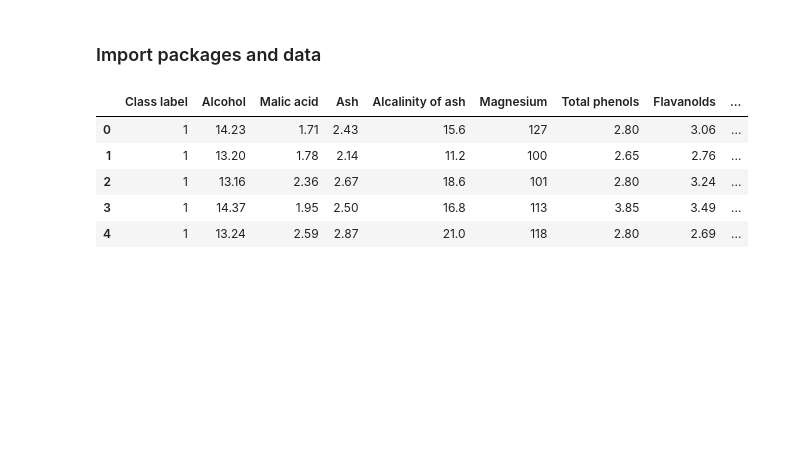
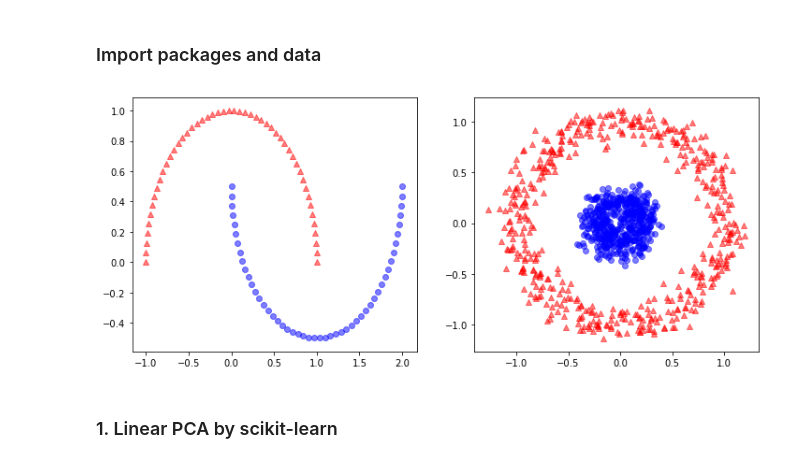
Before and after one commit to juifa-tsai/workbook_MachineLearning, a Jupyter notebook: Machine_Learning_in_Python_SR/Chapter_05/example_03_KernelPCA.ipynb, the cells around one changed output. Drawn from its saved outputs; the diff is of its cells as text; code cells hidden in the pictures; blank space fills up the shorter version.

```diff
--- a/Machine_Learning_in_Python_SR/Chapter_05/example_03_KernelPCA.ipynb
+++ b/Machine_Learning_in_Python_SR/Chapter_05/example_03_KernelPCA.ipynb
@@ -13,22 +12,16 @@ from sklearn.preprocessing import StandardScaler
-# %%
-df_wine = pd.read_csv('wine.data')
-df_wine.columns = ['Class label', 'Alcohol', 'Malic acid', 'Ash',
-                   'Alcalinity of ash', 'Magnesium', 'Total phenols', 'Flavanolds',
-                   'Nonflavanoid phenols', 'Proanthocyanins', 'Color intensity',
-                   'Hue', 'OD280/OD315 of diluted wines', 'Proline']
-
-X, y = df_wine.iloc[:, 1:].values, df_wine.iloc[:, 0].values
-X_train, X_test, y_train, y_test = train_test_split(X, y, test_size=.3, random_state=0)
-
-stdsc = StandardScaler()
-X_train_std = stdsc.fit_transform(X_train)
-X_test_std = stdsc.transform(X_test)
-
-df_wine.head()
-# %% [output]
-|  | Class label | Alcohol | Malic acid | Ash | Alcalinity of ash | Magnesium | Total phenols | Flavanolds | ... |
-| 0 | 1 | 14.23 | 1.71 | 2.43 | 15.6 | 127 | 2.80 | 3.06 | ... |
-| 1 | 1 | 13.20 | 1.78 | 2.14 | 11.2 | 100 | 2.65 | 2.76 | ... |
-| 2 | 1 | 13.16 | 2.36 | 2.67 | 18.6 | 101 | 2.80 | 3.24 | ... |
-| 3 | 1 | 14.37 | 1.95 | 2.50 | 16.8 | 113 | 3.85 | 3.49 | ... |
-| 4 | 1 | 13.24 | 2.59 | 2.87 | 21.0 | 118 | 2.80 | 2.69 | ... |
+# %%
+# Moon sample
+X_m, y_m = make_moons(n_samples=100, random_state=123)
+# Circle sample
+X_c, y_c = make_circles(n_samples=1000, random_state=123, noise=0.1, factor=0.2)
+# %%
+fig = plt.figure(figsize=(12,5))
+fig.add_subplot(1,2,1)
+plt.scatter(X_m[y_m==0, 0], X_m[y_m==0, 1], color='red',  marker='^', alpha=0.5)
+plt.scatter(X_m[y_m==1, 0], X_m[y_m==1, 1], color='blue', marker='o', alpha=0.5)
+fig.add_subplot(1,2,2)
+plt.scatter(X_c[y_c==0, 0], X_c[y_c==0, 1], color='red',  marker='^', alpha=0.5)
+plt.scatter(X_c[y_c==1, 0], X_c[y_c==1, 1], color='blue', marker='o', alpha=0.5)
+plt.show()
+# %% [output]
+[figure, added]
@@ -34,0 +45,2 @@ df_wine.head()
+# %% [markdown]
+### 1. Linear PCA by scikit-learn
```
Also changed, not shown: parts of 18 cells of this notebook, 1 other file.
